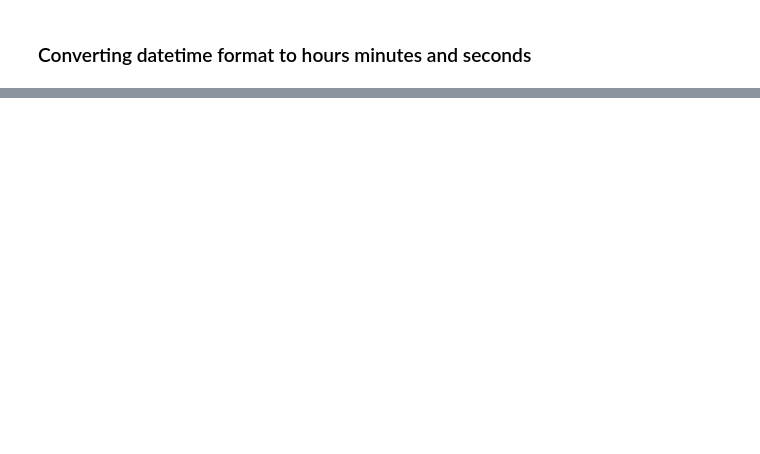
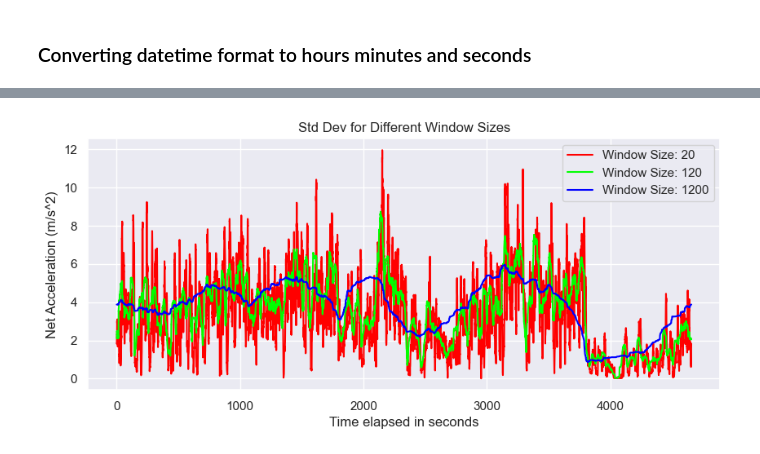
Before and after one commit to vishalkanteppa/ML4QS, a Jupyter notebook: assignment.ipynb, the cells around one changed output, grey strips where cells are left out. Cells and saved outputs as stored; diff of their text form; code cells hidden in the pictures; blank space fills up the shorter version.

Commit message:
New graph

```diff
--- a/assignment.ipynb
+++ b/assignment.ipynb
@@ -354,0 +141,28 @@ Text(0.5, 1.0, 'Net angular velocity after outlier replacement')
+# %%
+s_20 = []
+s_120 = []
+s_1200 = []
+
+
+
+window_sizes = [20, 120, 1200]
+
+averages = [[] for _ in window_sizes]
+
+for i in range(len(df)):
+    for j, window_size in enumerate(window_sizes):
+        window_start = i
+        window_end = i + window_size
+        if window_end <= len(df):
+            window = df.iloc[window_start:window_end]
+        else:
+            window_end = window_end % len(df)
+            window = pd.concat([df.iloc[window_start:], df.iloc[:window_end]])
+
+        average = window['Acceleration Net'].std()
+        averages[j].append(average)
+
+for i, window_size in enumerate(window_sizes):
+    print(f"Averages for window size {window_size}:")
+    print(averages[i])
+    print()
@@ -354,0 +175,18 @@ Text(0.5, 1.0, 'Net angular velocity after outlier replacement')
+# %%
+colors = ['#FF0000', '#00FF00', '#0000FF']
+sns.set(style="darkgrid")
+fig, ax = plt.subplots(figsize=(10, 4))
+
+time_interval = 0.25
+time_values = np.arange(0, len(df) * time_interval, time_interval)
+
+for i, window_size in enumerate(window_sizes):
+    sns.lineplot(x=time_values[:len(averages[i])], y=averages[i], label=f'Window Size: {window_size}',color=colors[i])
+
+plt.xlabel('Time elapsed in seconds')
+plt.ylabel('Net Acceleration (m/s^2)')
+plt.title('Std Dev for Different Window Sizes')
+plt.legend()
+plt.show()
+# %% [output]
+[figure, added]
```
Also changed, not shown: parts of 41 cells of this notebook, 1 other file.
